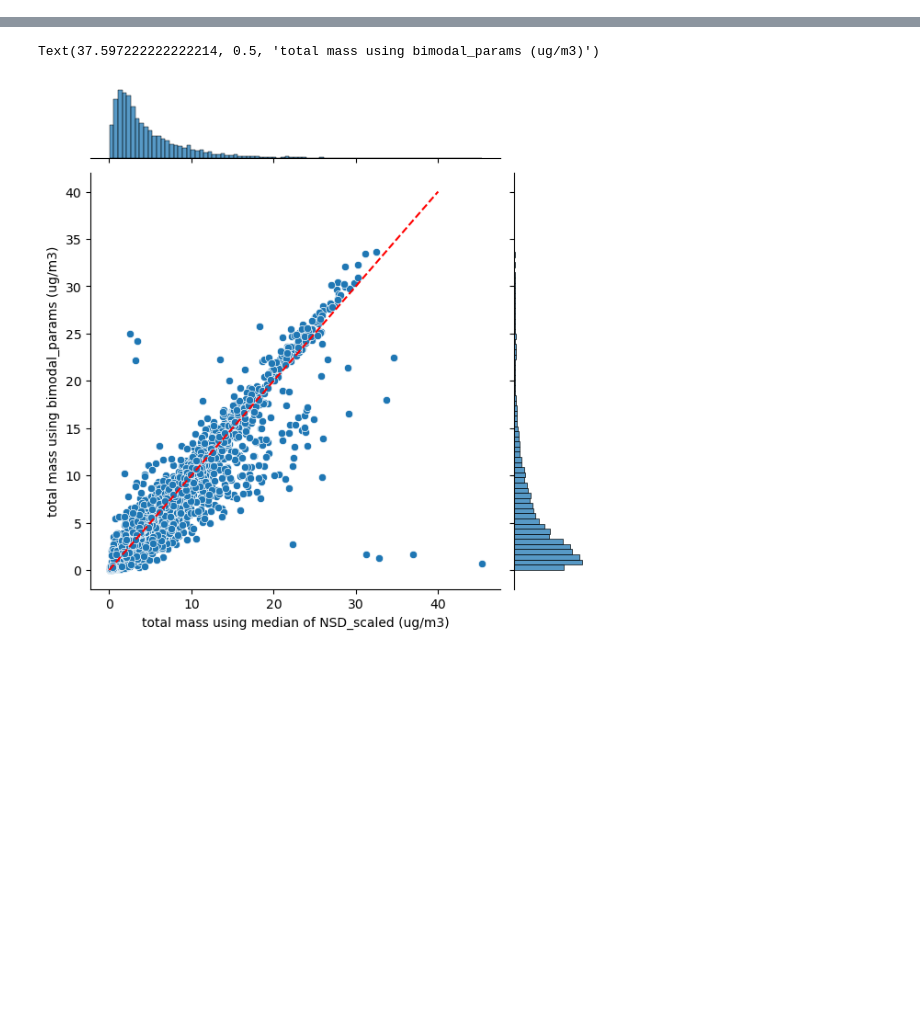
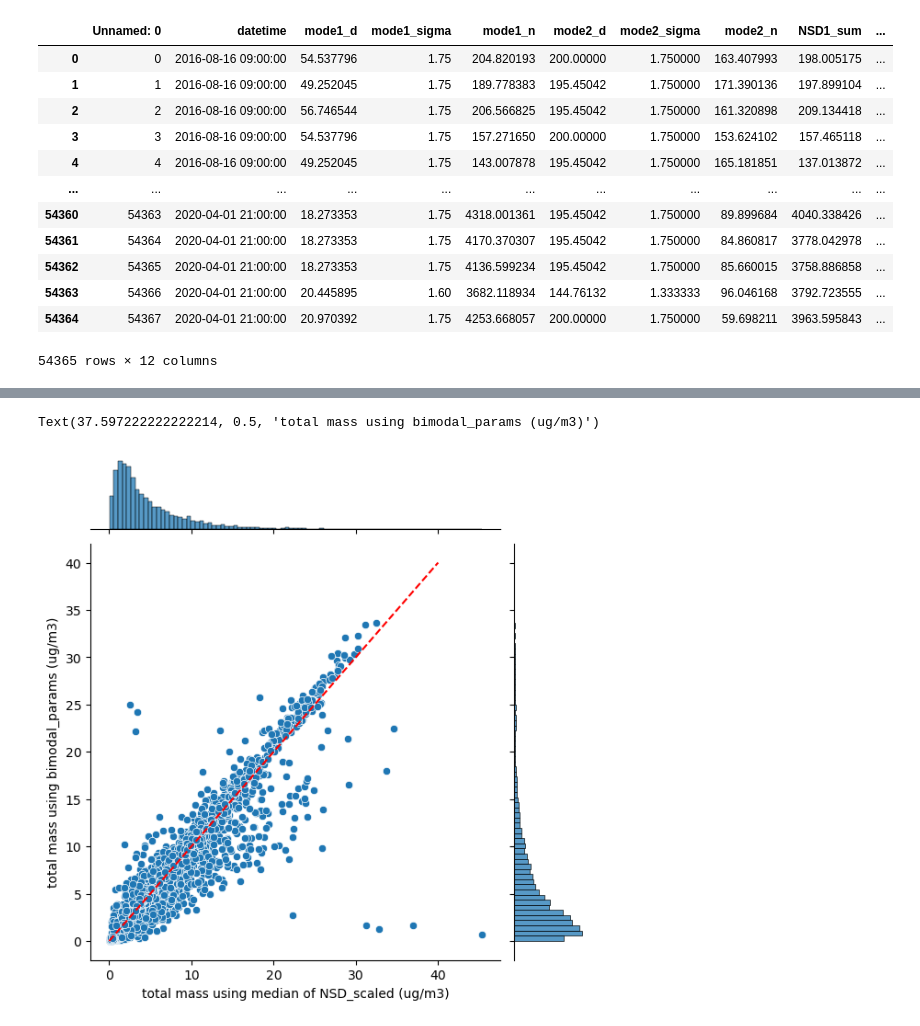
Before and after one commit to mauradewey/Modal-Aerosol-Composition, a Jupyter notebook: notebooks/test_mass_constraint.ipynb, the cells around one changed output, grey strips where cells are left out. Saved outputs shown, nothing was run; the diff lists cells and outputs as text; code cells hidden in the pictures; blank space fills up the shorter version.

```diff
--- a/notebooks/test_mass_constraint.ipynb
+++ b/notebooks/test_mass_constraint.ipynb
@@ -18,26 +18,23 @@ import joypy
 # %%
 # Import observations and parameters
-obs_dir = 'input_data'
+obs_dir = '../input_data'
 
-nsd_abs1 = pd.read_csv(os.path.join(obs_dir, 'NSD_mode1.csv'))  # Load NSD data for mode 1
-nsd_abs2 = pd.read_csv(os.path.join(obs_dir, 'NSD_mode2.csv'))  # Load NSD data for mode 2
 comp_obs = pd.read_csv(os.path.join(obs_dir, 'comp.csv'))  # Load observed composition data, mass fractions/concentrations
 ccn_obs = pd.read_csv(os.path.join(obs_dir, 'CCN.csv'))  # Load observed CCN data
-dp_dry = np.loadtxt('Dp.txt')  # Dry particle diameters in nanometers
-M_org1_initial = pd.read_csv('M_org1_initialguess.csv') # Initial guess for organic mass fraction for mode 1
-nedmead_results = pd.read_csv('result_nedler_mead_org0p12.csv') # Results from the Nedler-Mead optimization process
+dp_dry = np.loadtxt(os.path.join(obs_dir,'Dp.txt'))  # Dry particle diameters in nanometers
+M_org1_initial = pd.read_csv(os.path.join(obs_dir,'M_org1_initialguess.csv')) # Initial guess for organic mass fraction for mode 1
+#nedmead_results = pd.read_csv(os.path.join(obs_dir,'result_nedler_mead_org0p12.csv')) # Results from the Nedler-Mead optimization process
 #bimodal_params_range = pd.read_csv(os.path.join(obs_dir,'bimodal_params_range.csv')) # max and min values for bimodal parameters, for uniform prior ranges.
 
-bimodal_params_old = pd.read_csv(os.path.join(obs_dir, 'Bimodal_parameters.csv'))  # Bimodal parameters for the model
+#bimodal_params_old = pd.read_csv(os.path.join(obs_dir, 'Bimodal_parameters.csv'))  # Bimodal parameters for the model
 #bimodal_mad = pd.read_csv(os.path.join(obs_dir, 'MAD.csv'), parse_dates=['datetime'])  # Bimodal median absolute deviation
 
-NSD_params_all = pd.read_csv(os.path.join(obs_dir, 'NSD_PARAMS_SCALED.csv'), parse_dates=['datetime'])  # Load all NSD parameters
+NSD_params_all = pd.read_csv(os.path.join(obs_dir, 'NSD_PARAMS_SCALED.CSV'), parse_dates=['datetime'])  # Load all NSD parameters
 CCN_all = pd.read_csv(os.path.join(obs_dir, 'CCN_all.csv'), parse_dates=['datetime','start_time','end_time'])  # Load all CCN obs
 
-bimodal_params = pd.read_csv(os.path.join(obs_dir, 'bimodal_params_windows.csv'), parse_dates=['datetime'])  # Bimodal parameters for the model
+#bimodal_params = pd.read_csv(os.path.join(obs_dir, 'bimodal_params_windows.csv'), parse_dates=['datetime'])  # Bimodal parameters for the model
 
-if not all(len(df) == len(nsd_abs1) for df in [nsd_abs2, comp_obs, ccn_obs]):
-    raise ValueError('Dataframes have different lengths')
+bimodal_params_medians = pd.read_csv(os.path.join(obs_dir, 'bimodal_params_medians.csv'), parse_dates=['datetime'])  # Bimodal parameters for the model
 # %%
 # Extra is a dictionary. First we fill in the constant parameters that are not changing at each iteration.
 Extra = make_EXTRA(dp_dry)
@@ -149,0 +222,16 @@ Text(0, 0.5, 'Total mass (ug/m3)')
+# %%
+NSD_params_highres
+# %% [output]
+|  | Unnamed: 0 | datetime | mode1_d | mode1_sigma | mode1_n | mode2_d | mode2_sigma | mode2_n | NSD1_sum | ... |
+| 0 | 0 | 2016-08-16 09:00:00 | 54.537796 | 1.75 | 204.820193 | 200.00000 | 1.750000 | 163.407993 | 198.005175 | ... |
+| 1 | 1 | 2016-08-16 09:00:00 | 49.252045 | 1.75 | 189.778383 | 195.45042 | 1.750000 | 171.390136 | 197.899104 | ... |
+| 2 | 2 | 2016-08-16 09:00:00 | 56.746544 | 1.75 | 206.566825 | 195.45042 | 1.750000 | 161.320898 | 209.134418 | ... |
+| 3 | 3 | 2016-08-16 09:00:00 | 54.537796 | 1.75 | 157.271650 | 200.00000 | 1.750000 | 153.624102 | 157.465118 | ... |
+| 4 | 4 | 2016-08-16 09:00:00 | 49.252045 | 1.75 | 143.007878 | 195.45042 | 1.750000 | 165.181851 | 137.013872 | ... |
+| ... | ... | ... | ... | ... | ... | ... | ... | ... | ... | ... |
+| 54360 | 54363 | 2020-04-01 21:00:00 | 18.273353 | 1.75 | 4318.001361 | 195.45042 | 1.750000 | 89.899684 | 4040.338426 | ... |
+| 54361 | 54364 | 2020-04-01 21:00:00 | 18.273353 | 1.75 | 4170.370307 | 195.45042 | 1.750000 | 84.860817 | 3778.042978 | ... |
+| 54362 | 54365 | 2020-04-01 21:00:00 | 18.273353 | 1.75 | 4136.599234 | 195.45042 | 1.750000 | 85.660015 | 3758.886858 | ... |
+| 54363 | 54366 | 2020-04-01 21:00:00 | 20.445895 | 1.60 | 3682.118934 | 144.76132 | 1.333333 | 96.046168 | 3792.723555 | ... |
+| 54364 | 54367 | 2020-04-01 21:00:00 | 20.970392 | 1.75 | 4253.668057 | 200.00000 | 1.750000 | 59.698211 | 3963.595843 | ... |
+54365 rows × 12 columns
```
Also changed, not shown: parts of 14 cells of this notebook, 9 other files.
